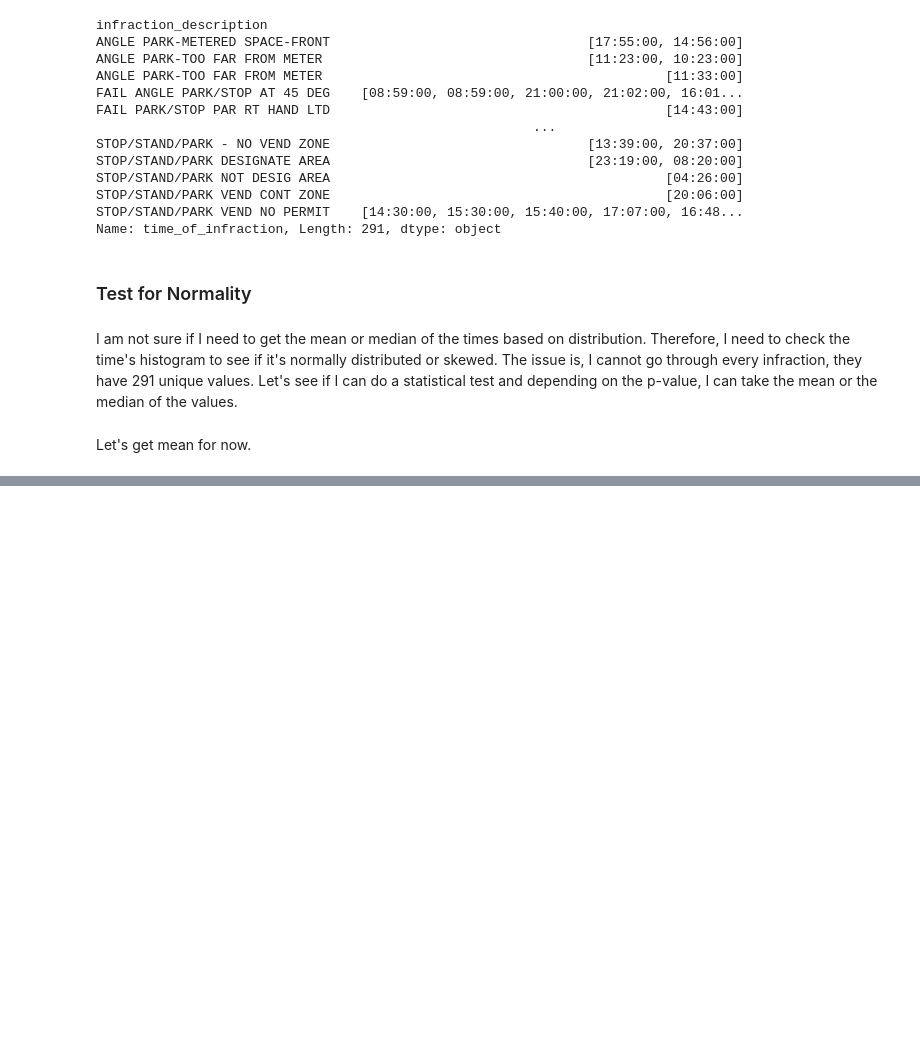
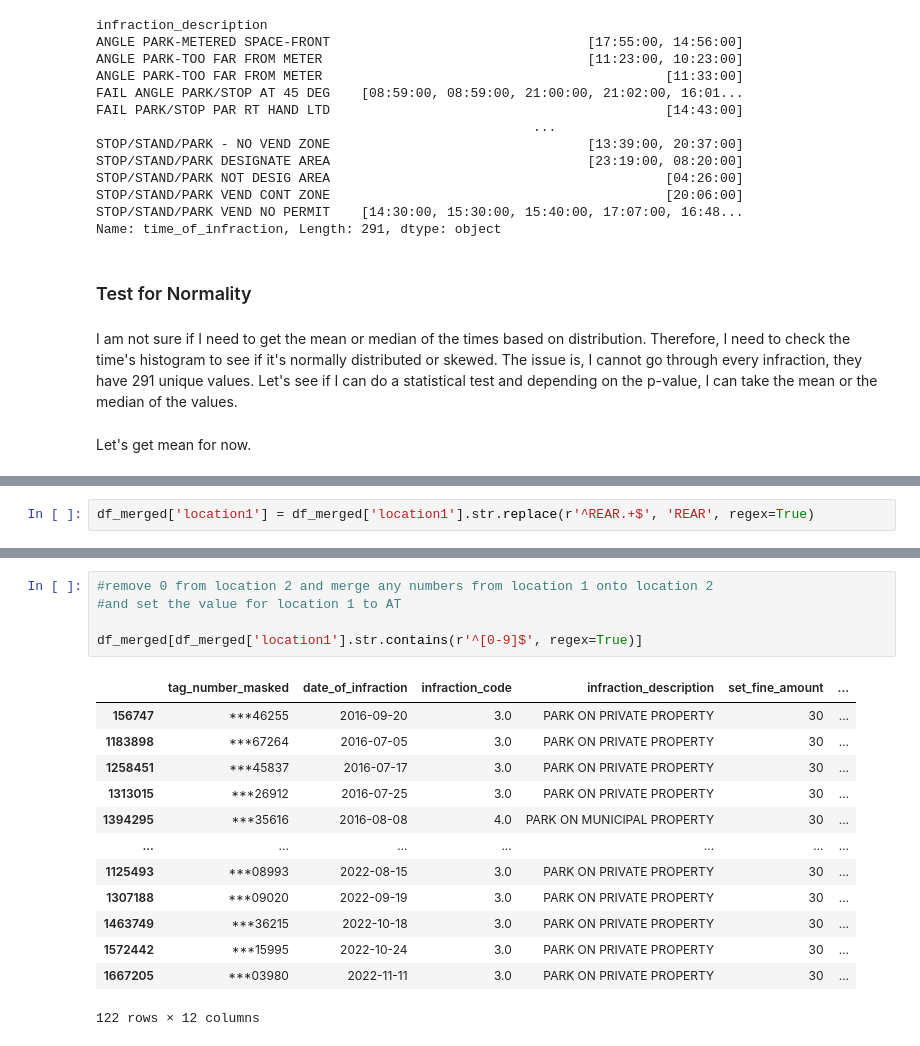
Before and after one commit to tilovashahrin/Toronto_ParkingTicket_Capstone, a Jupyter notebook: Notebooks/Cleaning and EDA.ipynb, the cells around one changed output, grey strips where cells are left out. Saved outputs shown, nothing was run; the diff lists cells and outputs as text; blank space fills up the shorter version.

```diff
--- a/Notebooks/Cleaning and EDA.ipynb
+++ b/Notebooks/Cleaning and EDA.ipynb
@@ -374,0 +443,2 @@ print(rows_with_nan)
+# %%
+df_merged['location1'] = df_merged['location1'].str.replace(r'^REAR.+$', 'REAR', regex=True)
@@ -374,0 +535,19 @@ print(rows_with_nan)
+# %%
+#remove 0 from location 2 and merge any numbers from location 1 onto location 2
+#and set the value for location 1 to AT
+
+df_merged[df_merged['location1'].str.contains(r'^[0-9]$', regex=True)]
+# %% [output]
+|  | tag_number_masked | date_of_infraction | infraction_code | infraction_description | set_fine_amount | ... |
+| 156747 | ***46255 | 2016-09-20 | 3.0 | PARK ON PRIVATE PROPERTY | 30 | ... |
+| 1183898 | ***67264 | 2016-07-05 | 3.0 | PARK ON PRIVATE PROPERTY | 30 | ... |
+| 1258451 | ***45837 | 2016-07-17 | 3.0 | PARK ON PRIVATE PROPERTY | 30 | ... |
+| 1313015 | ***26912 | 2016-07-25 | 3.0 | PARK ON PRIVATE PROPERTY | 30 | ... |
+| 1394295 | ***35616 | 2016-08-08 | 4.0 | PARK ON MUNICIPAL PROPERTY | 30 | ... |
+| ... | ... | ... | ... | ... | ... | ... |
+| 1125493 | ***08993 | 2022-08-15 | 3.0 | PARK ON PRIVATE PROPERTY | 30 | ... |
+| 1307188 | ***09020 | 2022-09-19 | 3.0 | PARK ON PRIVATE PROPERTY | 30 | ... |
+| 1463749 | ***36215 | 2022-10-18 | 3.0 | PARK ON PRIVATE PROPERTY | 30 | ... |
+| 1572442 | ***15995 | 2022-10-24 | 3.0 | PARK ON PRIVATE PROPERTY | 30 | ... |
+| 1667205 | ***03980 | 2022-11-11 | 3.0 | PARK ON PRIVATE PROPERTY | 30 | ... |
+122 rows × 12 columns
```
Also changed, not shown: parts of 34 cells of this notebook.
